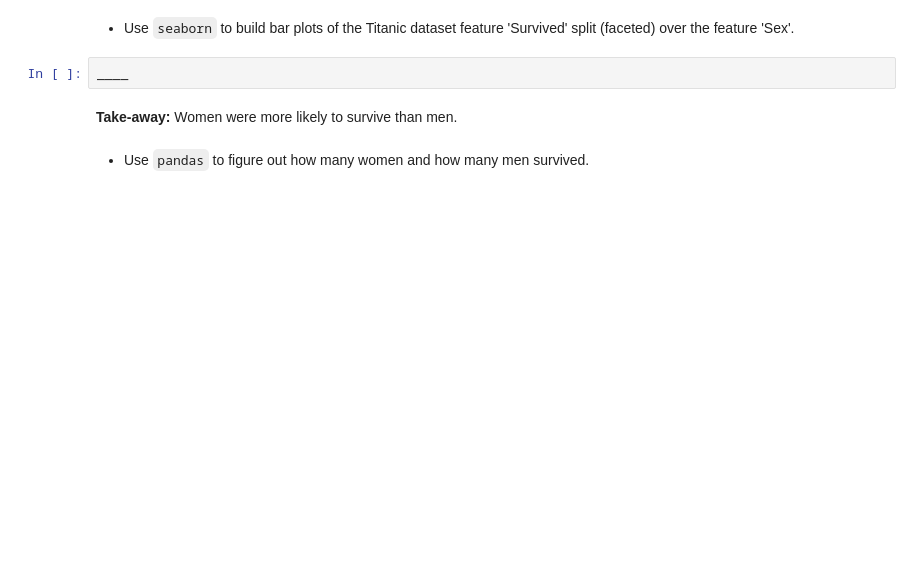
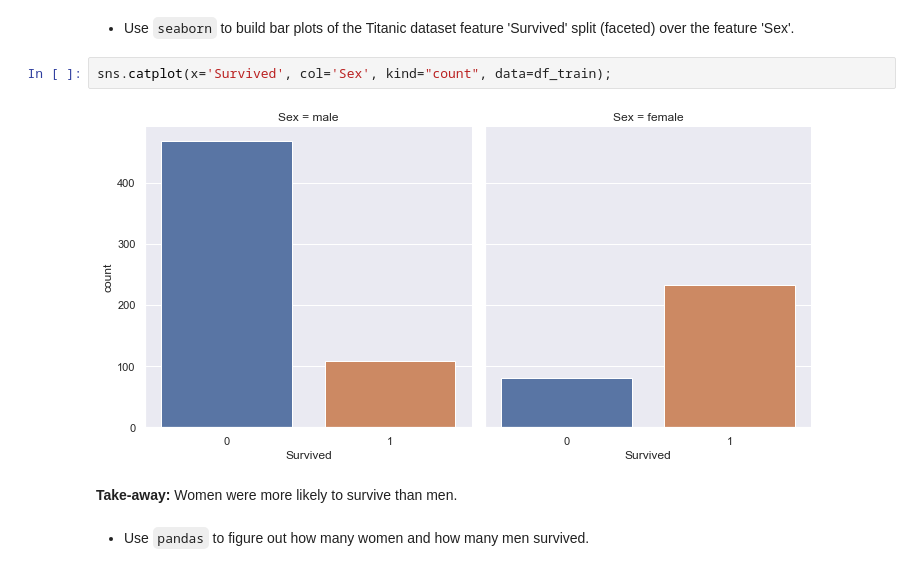
Before and after one commit to EmanAlzariey/datacamp_facebook_live_titanic, a Jupyter notebook: 1-titanic_EDA_first_models.ipynb, the cells around one changed output. Saved outputs shown, nothing was run; the diff lists cells and outputs as text; blank space fills up the shorter version.

```diff
--- a/1-titanic_EDA_first_models.ipynb
+++ b/1-titanic_EDA_first_models.ipynb
@@ -160,7 +161,9 @@ ____
 # %% [markdown]
 * Use `seaborn` to build bar plots of the Titanic dataset feature 'Survived' split (faceted) over the feature 'Sex'.
-# %%
-____
+# %%
+sns.catplot(x='Survived', col='Sex', kind="count", data=df_train);
+# %% [output]
+[figure, added]
 # %% [markdown]
 **Take-away:** Women were more likely to survive than men.
 # %% [markdown]
```
Also changed, not shown: parts of 13 cells of this notebook.
